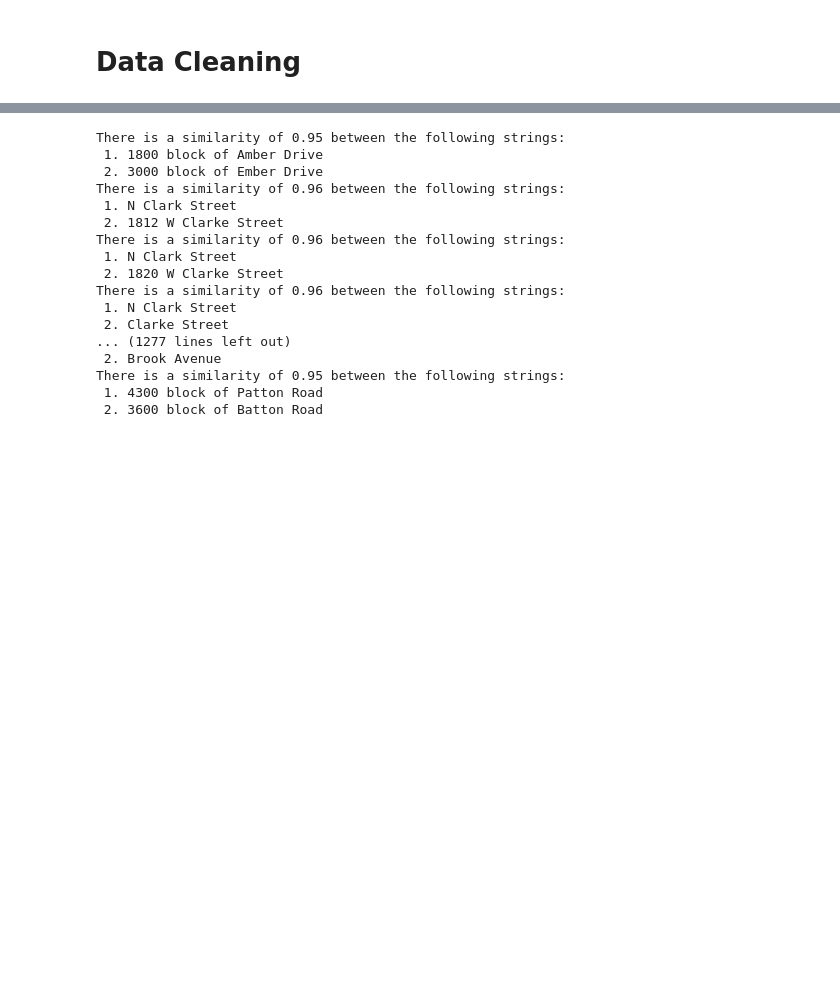
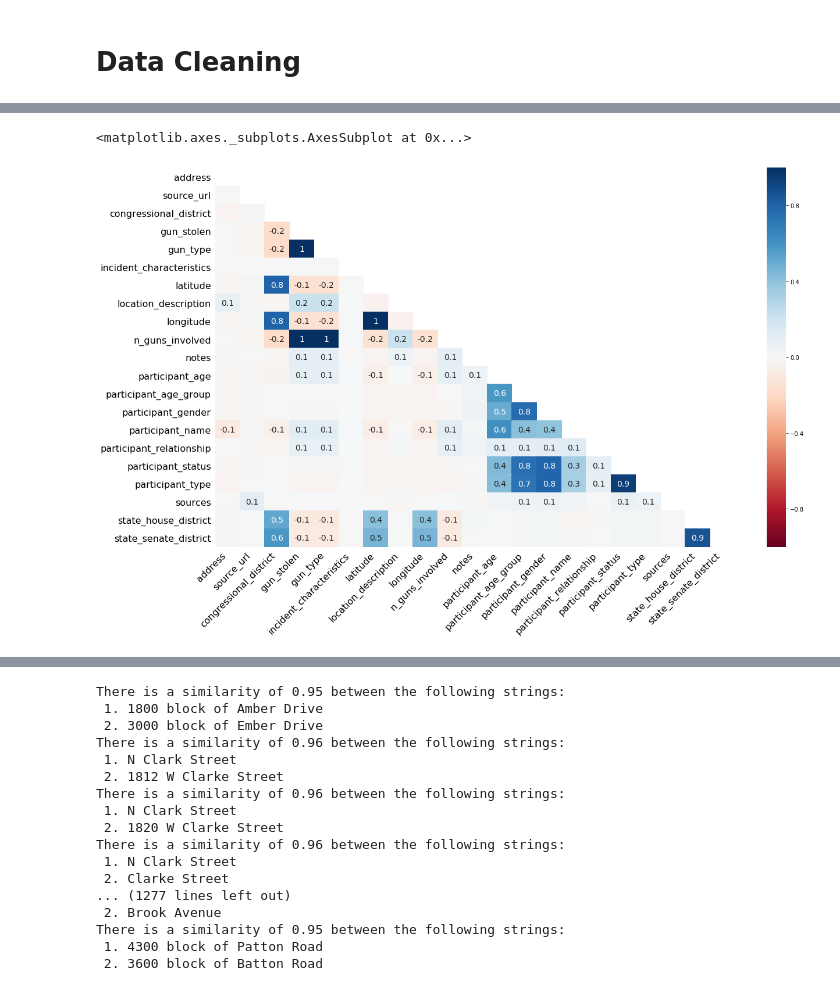
Before and after one commit to mideaconu/gun-violence, a Jupyter notebook: gun-violence.ipynb, the cells around one changed output, grey strips where cells are left out. Saved outputs shown, nothing was run; the diff lists cells and outputs as text; code cells hidden in the pictures; blank space fills up the shorter version.

```diff
--- a/gun-violence.ipynb
+++ b/gun-violence.ipynb
@@ -65,3 +104,8 @@ de.missing_values_table(data)
+# %%
+msno.heatmap(data)
+# %% [output]
+<matplotlib.axes._subplots.AxesSubplot at 0x...>
+[figure, added]
 # %%
 de.unique_values_table(data)
 # %% [output]
```
Also changed, not shown: parts of 33 cells of this notebook.
